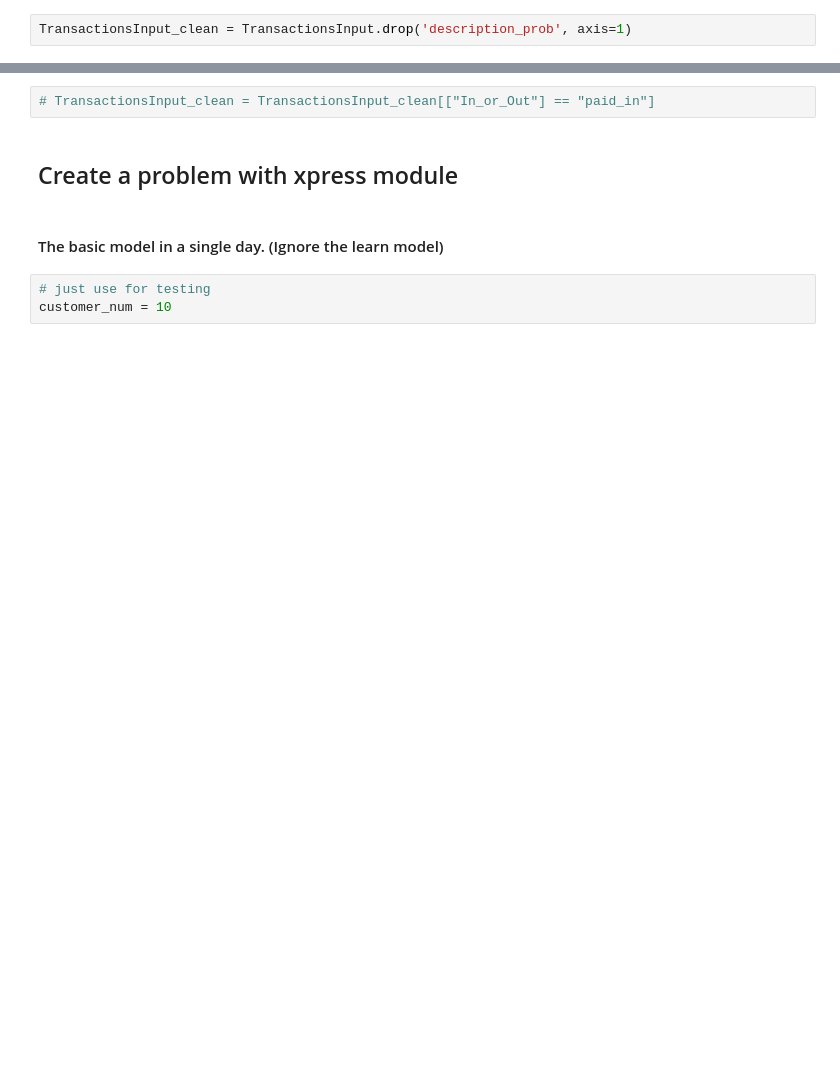
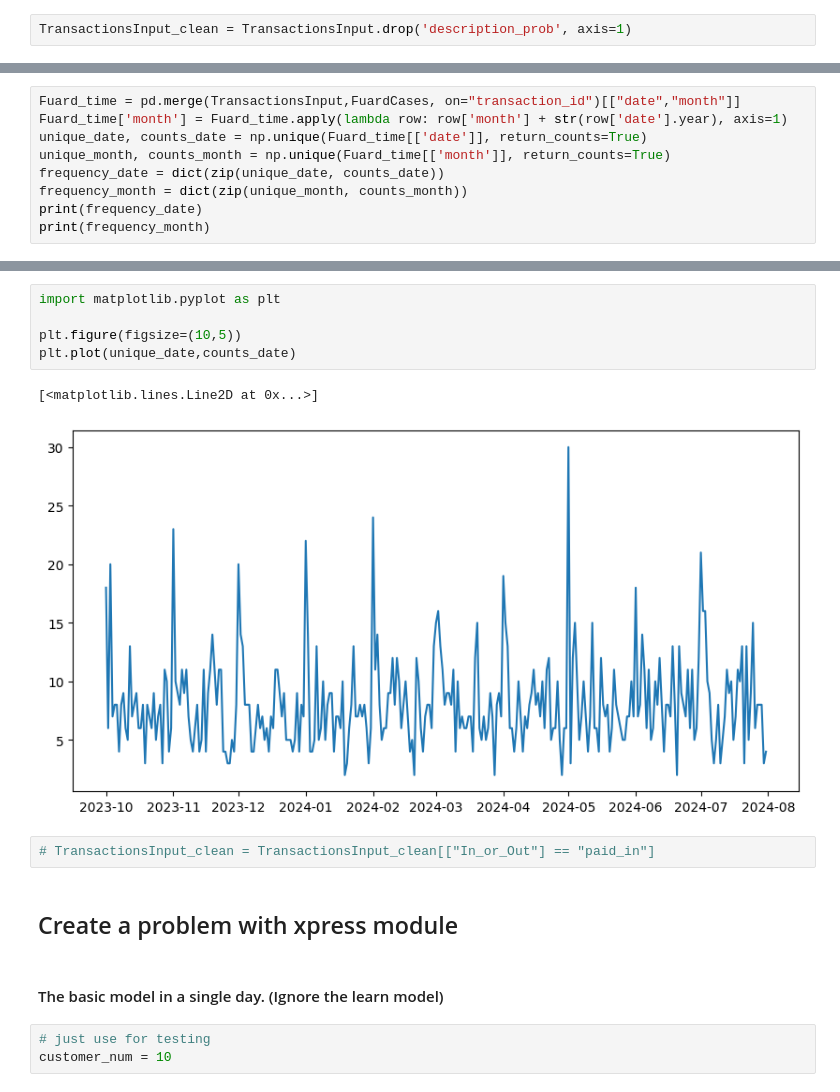
Before and after one commit to Eliza-OK/13-group-project, a Jupyter notebook: project1.0.ipynb, the cells around one changed output, grey strips where cells are left out. Cells and saved outputs as stored; diff of their text form; blank space fills up the shorter version.

```diff
--- a/project1.0.ipynb
+++ b/project1.0.ipynb
@@ -34,0 +69,9 @@ TransactionsInput_clean = TransactionsInput.drop('description_prob', axis=1)
+# %%
+Fuard_time = pd.merge(TransactionsInput,FuardCases, on="transaction_id")[["date","month"]]
+Fuard_time['month'] = Fuard_time.apply(lambda row: row['month'] + str(row['date'].year), axis=1)
+unique_date, counts_date = np.unique(Fuard_time[['date']], return_counts=True)
+unique_month, counts_month = np.unique(Fuard_time[['month']], return_counts=True)
+frequency_date = dict(zip(unique_date, counts_date))
+frequency_month = dict(zip(unique_month, counts_month))
+print(frequency_date)
+print(frequency_month)
@@ -35,3 +81,11 @@ TransactionsInput_clean = TransactionsInput.drop('description_prob', axis=1)
+# %%
+import matplotlib.pyplot as plt
+
+plt.figure(figsize=(10,5))
+plt.plot(unique_date,counts_date)
+# %% [output]
+[<matplotlib.lines.Line2D at 0x...>]
+[figure, added]
 # %%
 # TransactionsInput_clean = TransactionsInput_clean[["In_or_Out"] == "paid_in"]
 # %% [markdown]
```
Also changed, not shown: parts of 10 cells of this notebook.
